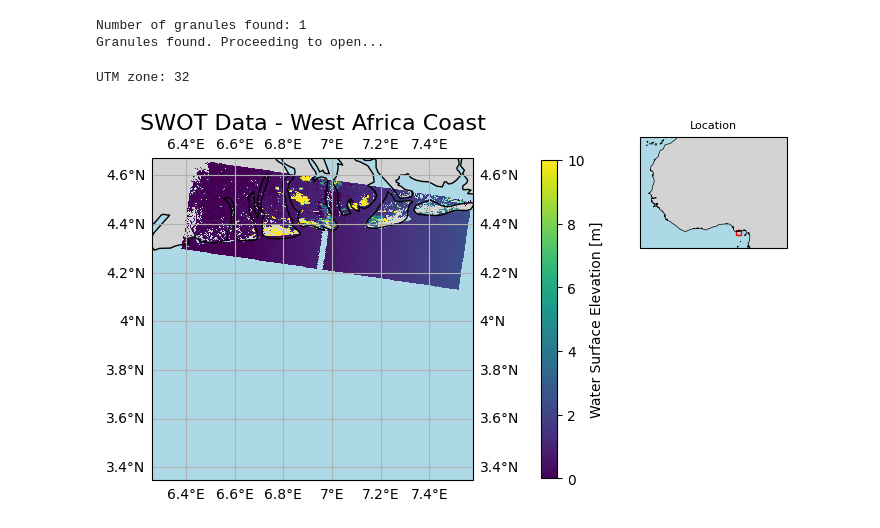
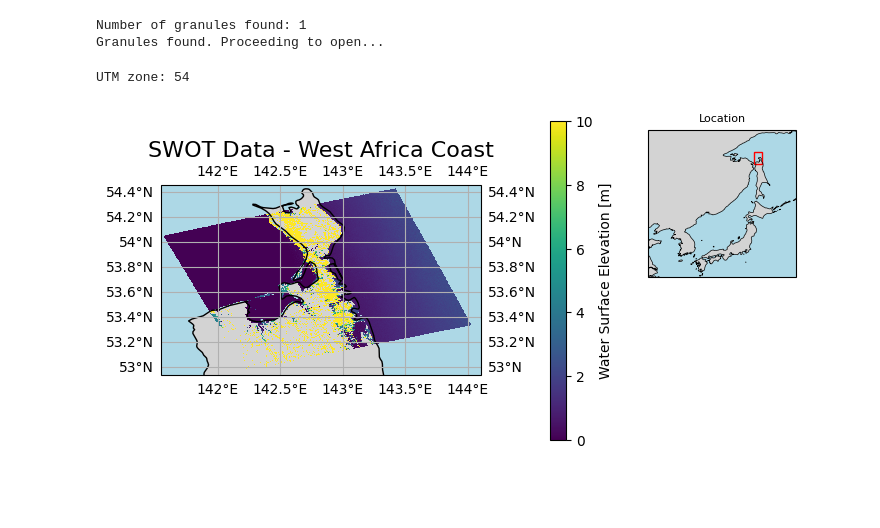
Before and after one commit to MinesGlaciology/swot-surf, a Jupyter notebook: notebooks/swot_example.ipynb, the cells around one changed output. Saved outputs shown, nothing was run; the diff lists cells and outputs as text; code cells hidden in the pictures; blank space fills up the shorter version.

Commit message:
I plotted a different granule off of the coast of Russia

```diff
--- a/notebooks/swot_example.ipynb
+++ b/notebooks/swot_example.ipynb
@@ -43,8 +40,8 @@ The autoreload extension is already loaded. To reload it, use:
 
 results = earthaccess.search_data(
     short_name="SWOT_L2_HR_Raster_D",
-    temporal=("2025-05-05", "2025-05-05"), # "2024-02-12", "2025-04-15"
-    granule_name="SWOT_L2_HR_Raster_250m_UTM32N_N_x_x_x_032_223_081F_20250505T233927_20250505T233934_PID0_02.nc", # SWOT_L2_HR_Raster_250m_UTM18C_N_x_x_x_027_393_011F*.nc
+    temporal=("2025-06-02", "2025-06-02"), # "2025-05-05", "2025-05-05"
+    granule_name="SWOT_L2_HR_Raster_250m_UTM54U_N_x_x_x_033_420_030F_20250602T210220_20250602T210241_PID0_01.nc" # "SWOT_L2_HR_Raster_250m_UTM32N_N_x_x_x_032_223_081F_20250505T233927_20250505T233934_PID0_02.nc"
 )
 
 print(f"Number of granules found: {len(results)}")
@@ -55,7 +52,7 @@ else:
 
 swot_ds = xr.open_dataset(earthaccess.open(results)[0], engine="h5netcdf")
 
-bbox = [3.35058, 6.26802, 4.6684, 7.57602]
+bbox = [52.96899,141.57496,54.41763,144.0333] #[longitude_min, longitude_max, latitude_min, latitude_max], [3.35058, 6.26802, 4.6684, 7.57602]
 # %% [output]
 Number of granules found: 1
 Granules found. Proceeding to open...
@@ -120,7 +117,7 @@ def plot_small_inset(fig, position, bbox):
     ax_inset = fig.add_axes(position, projection=ccrs.PlateCarree())
 
     # Show wider West Africa region
-    ax_inset.set_extent([-20, 20, 0, 30], crs=ccrs.PlateCarree())
+    ax_inset.set_extent([120, 150, 30, 60], crs=ccrs.PlateCarree()) #[longitude_min, longitude_max, latitude_min, latitude_max], [-20, 20, 0, 30]
 
     # Add features
     ax_inset.add_feature(cfeature.LAND, facecolor='lightgray')
@@ -142,22 +139,22 @@ def plot_small_inset(fig, position, bbox):
 # %%
 fig, ax = plot_raster(
     size=[15, 15],
     ds=swot_ds,
     bbox=bbox,
     title="SWOT Data - West Africa Coast",
     vmin=0,
     vmax=10,
     to_plot="wse"
 )
 
 # Add inset map
 inset = plot_small_inset(
     fig=fig,
-    position=[0.95, 0.585, 0.25, 0.25],  # [left, bottom, width, height]
-    bbox=[3.35058, 6.26802, 4.6684, 7.57602]
+    position=[0.95, 0.5, 0.25, 0.25],  # [left, bottom, width, height]
+    bbox= [52.96899,141.57496,54.41763,144.0333] #[3.35058, 6.26802, 4.6684, 7.57602]
 )
 
 plt.show()
 # %% [output]
-UTM zone: 32
+UTM zone: 54
-[figure, old version]
+[figure, new version]
```
Also changed, not shown: parts of 1 cell of this notebook.
